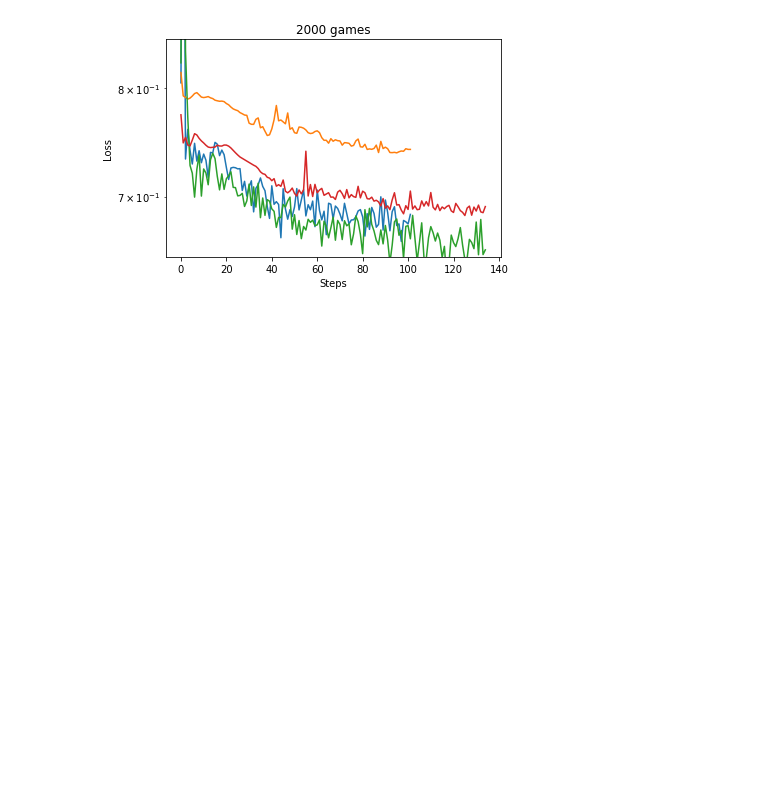
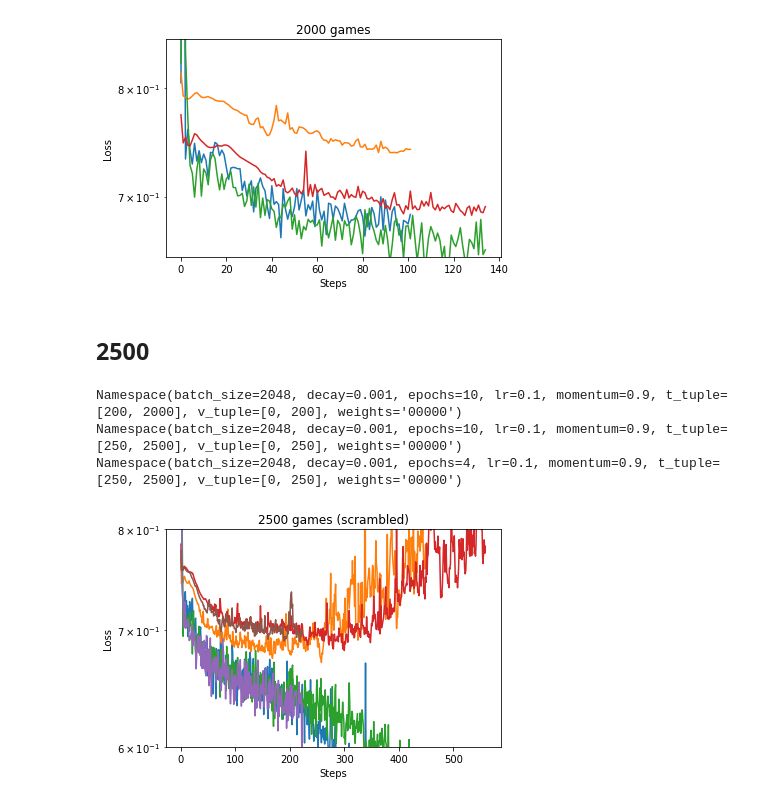
Before and after one commit to fqjin/ultimate-tictactoe, a Jupyter notebook: notebooks/Logs.ipynb, the cells around one changed output. Drawn from its saved outputs; the diff is of its cells as text; code cells hidden in the pictures; blank space fills up the shorter version.

```diff
--- a/notebooks/Logs.ipynb
+++ b/notebooks/Logs.ipynb
@@ -277,3 +276,19 @@ plt.show()
 Namespace(batch_size=2048, decay=0.001, epochs=3, lr=0.1, momentum=0.9, t_tuple=[150, 1500], v_tuple=[0, 150], weights='00000')
 Namespace(batch_size=2048, decay=0.001, epochs=3, lr=0.1, momentum=0.9, t_tuple=[200, 2000], v_tuple=[0, 200], weights='00000')
 [figure]
+# %% [markdown]
+## 2500
+# %%
+name = 'scr_dl_200_2000bs2048lr0.1d0.001e10.npz'
+plot2(name)
+name = '250_2500bs2048lr0.1d0.001e10.npz'
+plot2(name, '2500 games (scrambled)')
+name = '250_2500bs2048lr0.1d0.001e4.npz'
+plot2(name, '2500 games (scrambled)')
+plt.ylim([0.6, 0.8])
+plt.show()
+# %% [output]
+Namespace(batch_size=2048, decay=0.001, epochs=10, lr=0.1, momentum=0.9, t_tuple=[200, 2000], v_tuple=[0, 200], weights='00000')
+Namespace(batch_size=2048, decay=0.001, epochs=10, lr=0.1, momentum=0.9, t_tuple=[250, 2500], v_tuple=[0, 250], weights='00000')
+Namespace(batch_size=2048, decay=0.001, epochs=4, lr=0.1, momentum=0.9, t_tuple=[250, 2500], v_tuple=[0, 250], weights='00000')
+[figure, added]
```
Also changed, not shown: parts of 3 cells of this notebook, 5 other files.
